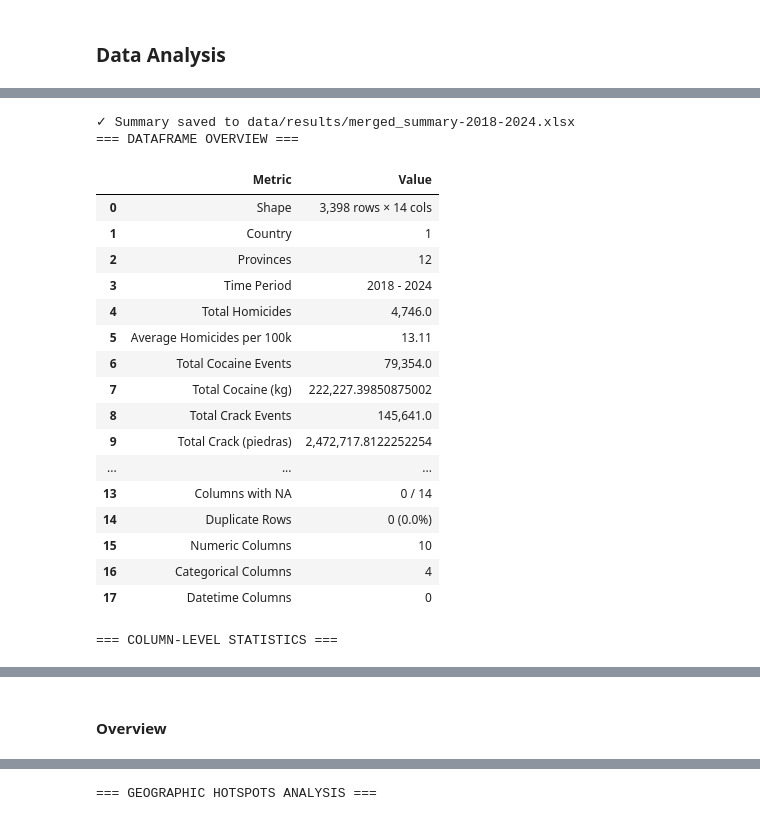
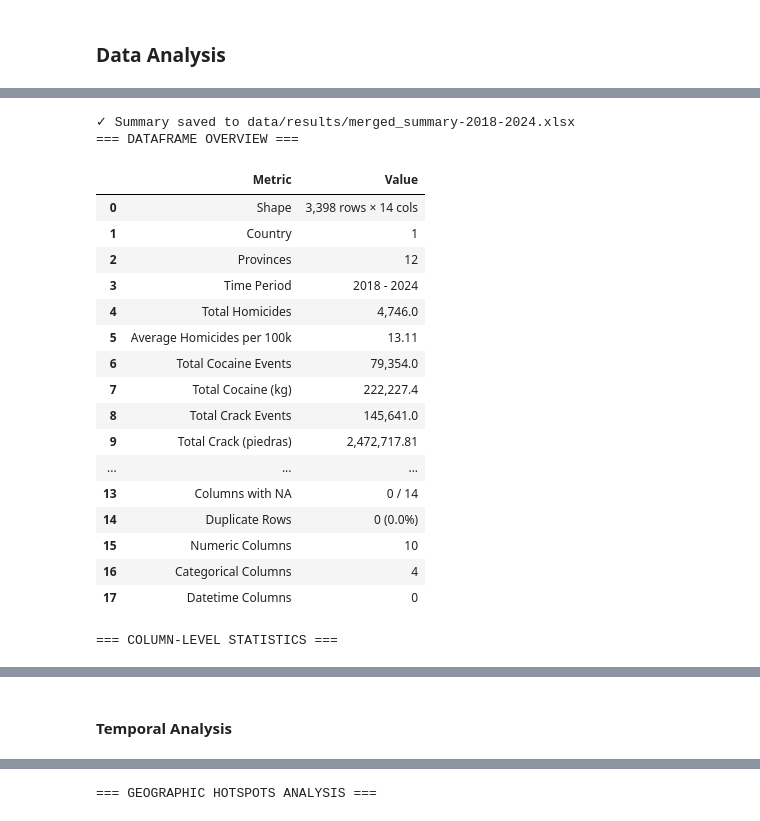
Before and after one commit to FelipeVillota/costa-rica-presentation, a Jupyter notebook: cr-script.ipynb, the cells around one changed output, grey strips where cells are left out. Cells and saved outputs as stored; diff of their text form; code cells hidden in the pictures.

```diff
--- a/cr-script.ipynb
+++ b/cr-script.ipynb
@@ -262,11 +242,11 @@ def get_dataframe_summary(merged_df, output_path='data/results/merged_summary-20
         "Total Homicides": f"{merged_df[['year', 'homicidios_país_año']].drop_duplicates()['homicidios_país_año'].sum():,}",
         "Average Homicides per 100k": f"{merged_df[['year', 'tasa_100mil_país']].drop_duplicates()['tasa_100mil_país'].mean():,.2f}",
         "Total Cocaine Events": f"{merged_df['cocaína_eventos'].sum():,}",
-        "Total Cocaine (kg)": f"{merged_df['cocaína_(kg)'].sum():,}",
+        "Total Cocaine (kg)": f"{round(merged_df['cocaína_(kg)'].sum(), 2):,}",
         "Total Crack Events": f"{merged_df['crack_eventos'].sum():,}",
-        "Total Crack (piedras)": f"{merged_df['crack_(piedras)'].sum():,}",
+        "Total Crack (piedras)": f"{round(merged_df['crack_(piedras)'].sum(), 2):,}",
         "Total Marijuana Events": f"{merged_df['marihuana_eventos'].sum():,}",
-        "Total Marijuana (kg)": f"{merged_df['marihuana_(kg)'].sum():,}",
+        "Total Marijuana (kg)": f"{round(merged_df['marihuana_(kg)'].sum(), 2):,}",
         "Memory Usage": f"{merged_df.memory_usage(deep=True).sum() / (1024 ** 2):,.2f} MB",
         "Columns with NA": f"{merged_df.isna().any().sum():,} / {len(merged_df.columns):,}",
         "Duplicate Rows": f"{merged_df.duplicated().sum():,} ({(merged_df.duplicated().mean() * 100):.1f}%)",
@@ -324,36 +304,36 @@ def get_dataframe_summary(merged_df, output_path='data/results/merged_summary-20
 general_info, column_stats = get_dataframe_summary(merged_df)
 
 # Print General Info
 # convert general_info to DataFrame for better display
 print("=== DATAFRAME OVERVIEW ===")
 general_info_df = pd.DataFrame(list(general_info.items()), columns=['Metric', 'Value'])
 
 # show as table in Jupyter Notebook or IPython
 try:
     from IPython.display import display
     display(general_info_df)
 except ImportError:
     # Para entorno no interactivo (como consola)
     print(general_info_df.to_string(index=False))
 
 
 # Display Column Stats (including dropdown options)
 print("\n=== COLUMN-LEVEL STATISTICS ===")
 display(column_stats)
 # %% [output]
 ✓ Summary saved to data/results/merged_summary-2018-2024.xlsx
 === DATAFRAME OVERVIEW ===
 |  | Metric | Value |
 | 0 | Shape | 3,398 rows × 14 cols |
 | 1 | Country | 1 |
 | 2 | Provinces | 12 |
 | 3 | Time Period | 2018 - 2024 |
 | 4 | Total Homicides | 4,746.0 |
 | 5 | Average Homicides per 100k | 13.11 |
 | 6 | Total Cocaine Events | 79,354.0 |
-| 7 | Total Cocaine (kg) | 222,227.39850875002 |
+| 7 | Total Cocaine (kg) | 222,227.4 |
 | 8 | Total Crack Events | 145,641.0 |
-| 9 | Total Crack (piedras) | 2,472,717.8122252254 |
+| 9 | Total Crack (piedras) | 2,472,717.81 |
 | ... | ... | ... |
 | 13 | Columns with NA | 0 / 14 |
 | 14 | Duplicate Rows | 0 (0.0%) |
@@ -377,4 +357,4 @@ display(column_stats)
 | 7 | tasa_100mil_país | float64 | 6 | 0 | 0.0% | 3398 | 100.0% | ... |
 | 0 | país | object | 1 | 0 | 0.0% | 3398 | 100.0% | ... |
 # %% [markdown]
-#### Overview
+#### Temporal Analysis
```
Also changed, not shown: parts of 6 cells of this notebook, 1 other file.
